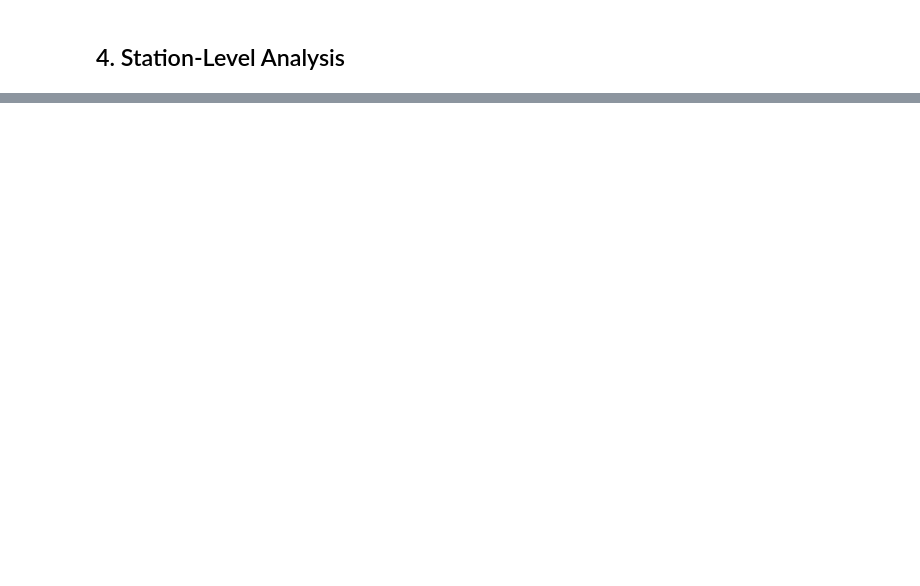
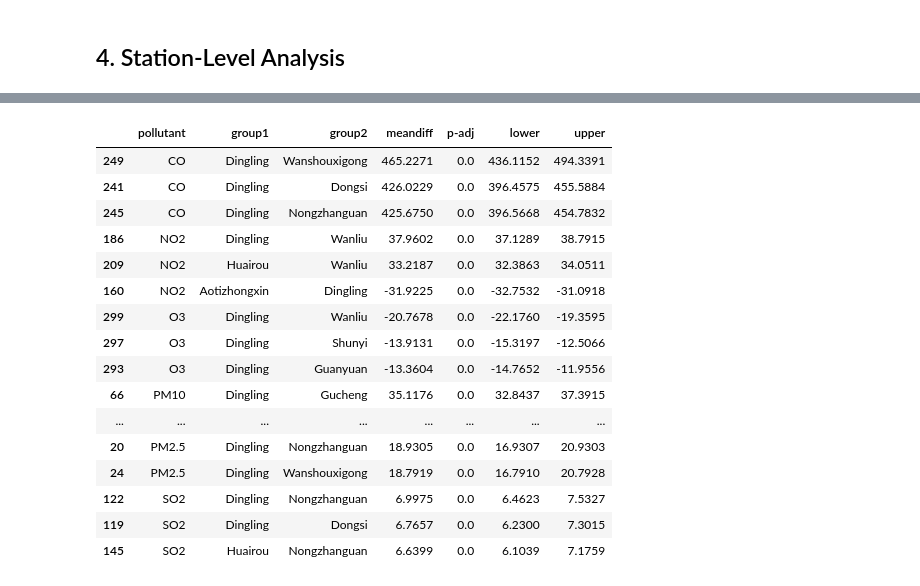
Before and after one commit to Dirk2928/Data_Science, a Jupyter notebook: Notebooks/stats_analysis_beijing_air_quality.ipynb, the cells around one changed output, grey strips where cells are left out. Cells and saved outputs as stored; diff of their text form; code cells hidden in the pictures; blank space fills up the shorter version.

```diff
--- a/Notebooks/stats_analysis_beijing_air_quality.ipynb
+++ b/Notebooks/stats_analysis_beijing_air_quality.ipynb
@@ -256,0 +273,72 @@ pd.set_option("display.max_rows", None)
+# %%
+significant_pairwise_results = []
+assumption_results = []
+
+for pollutant in pollutants:
+    valid_data = df[["station", pollutant]].dropna()
+
+    tukey = pairwise_tukeyhsd(
+        endog=valid_data[pollutant],
+        groups=valid_data["station"],
+        alpha=0.05,
+    )
+    tukey_table = pd.DataFrame(
+        tukey.summary().data[1:],
+        columns=tukey.summary().data[0],
+    )
+    tukey_table = tukey_table[tukey_table["reject"] == True].copy()
+    tukey_table.insert(0, "pollutant", pollutant)
+    significant_pairwise_results.append(tukey_table)
+
+    station_values = [
+        group[pollutant].dropna().to_numpy()
+        for _, group in df.groupby("station", sort=True)
+    ]
+    levene_statistic, levene_p_value = levene(*station_values, center="median")
+
+    residuals = valid_data[pollutant] - valid_data.groupby("station")[pollutant].transform("mean")
+    residual_sample = residuals.sample(
+        n=min(5000, len(residuals)), random_state=42
+    )
+    normality_statistic, normality_p_value = normaltest(residual_sample)
+
+    assumption_results.append({
+        "pollutant": pollutant,
+        "Levene statistic": levene_statistic,
+        "Levene p-value": levene_p_value,
+        "Residual normality statistic": normality_statistic,
+        "Residual normality p-value": normality_p_value,
+        "equal variances at alpha=0.05": levene_p_value >= 0.05,
+        "normal residuals at alpha=0.05": normality_p_value >= 0.05,
+    })
+
+significant_pairwise_results = pd.concat(
+    significant_pairwise_results, ignore_index=True
+)
+assumption_results = pd.DataFrame(assumption_results)
+
+pairwise_counts = (
+    significant_pairwise_results.groupby("pollutant")
+    .size()
+    .reset_index(name="significant pair count")
+)
+
+top_pairwise_differences = (
+    significant_pairwise_results.assign(
+        absolute_meandiff=lambda table: table["meandiff"].abs()
+    )
+    .sort_values(["pollutant", "absolute_meandiff"], ascending=[True, False])
+    .groupby("pollutant", group_keys=False)
+    .head(3)
+    [["pollutant", "group1", "group2", "meandiff", "p-adj", "lower", "upper"]]
+)
+
+print("Number of significant Tukey HSD pairs by pollutant")
+display(pairwise_counts)
+
+print("Three largest significant mean differences per pollutant")
+display(top_pairwise_differences)
+
+print("Assumption test results")
+display(assumption_results.round(6))
+# %% [output]
@@ -256,0 +354,17 @@ pd.set_option("display.max_rows", None)
+|  | pollutant | group1 | group2 | meandiff | p-adj | lower | upper |
+| 249 | CO | Dingling | Wanshouxigong | 465.2271 | 0.0 | 436.1152 | 494.3391 |
+| 241 | CO | Dingling | Dongsi | 426.0229 | 0.0 | 396.4575 | 455.5884 |
+| 245 | CO | Dingling | Nongzhanguan | 425.6750 | 0.0 | 396.5668 | 454.7832 |
+| 186 | NO2 | Dingling | Wanliu | 37.9602 | 0.0 | 37.1289 | 38.7915 |
+| 209 | NO2 | Huairou | Wanliu | 33.2187 | 0.0 | 32.3863 | 34.0511 |
+| 160 | NO2 | Aotizhongxin | Dingling | -31.9225 | 0.0 | -32.7532 | -31.0918 |
+| 299 | O3 | Dingling | Wanliu | -20.7678 | 0.0 | -22.1760 | -19.3595 |
+| 297 | O3 | Dingling | Shunyi | -13.9131 | 0.0 | -15.3197 | -12.5066 |
+| 293 | O3 | Dingling | Guanyuan | -13.3604 | 0.0 | -14.7652 | -11.9556 |
+| 66 | PM10 | Dingling | Gucheng | 35.1176 | 0.0 | 32.8437 | 37.3915 |
+| ... | ... | ... | ... | ... | ... | ... | ... |
+| 20 | PM2.5 | Dingling | Nongzhanguan | 18.9305 | 0.0 | 16.9307 | 20.9303 |
+| 24 | PM2.5 | Dingling | Wanshouxigong | 18.7919 | 0.0 | 16.7910 | 20.7928 |
+| 122 | SO2 | Dingling | Nongzhanguan | 6.9975 | 0.0 | 6.4623 | 7.5327 |
+| 119 | SO2 | Dingling | Dongsi | 6.7657 | 0.0 | 6.2300 | 7.3015 |
+| 145 | SO2 | Huairou | Nongzhanguan | 6.6399 | 0.0 | 6.1039 | 7.1759 |
```
Also changed, not shown: parts of 14 cells of this notebook.
